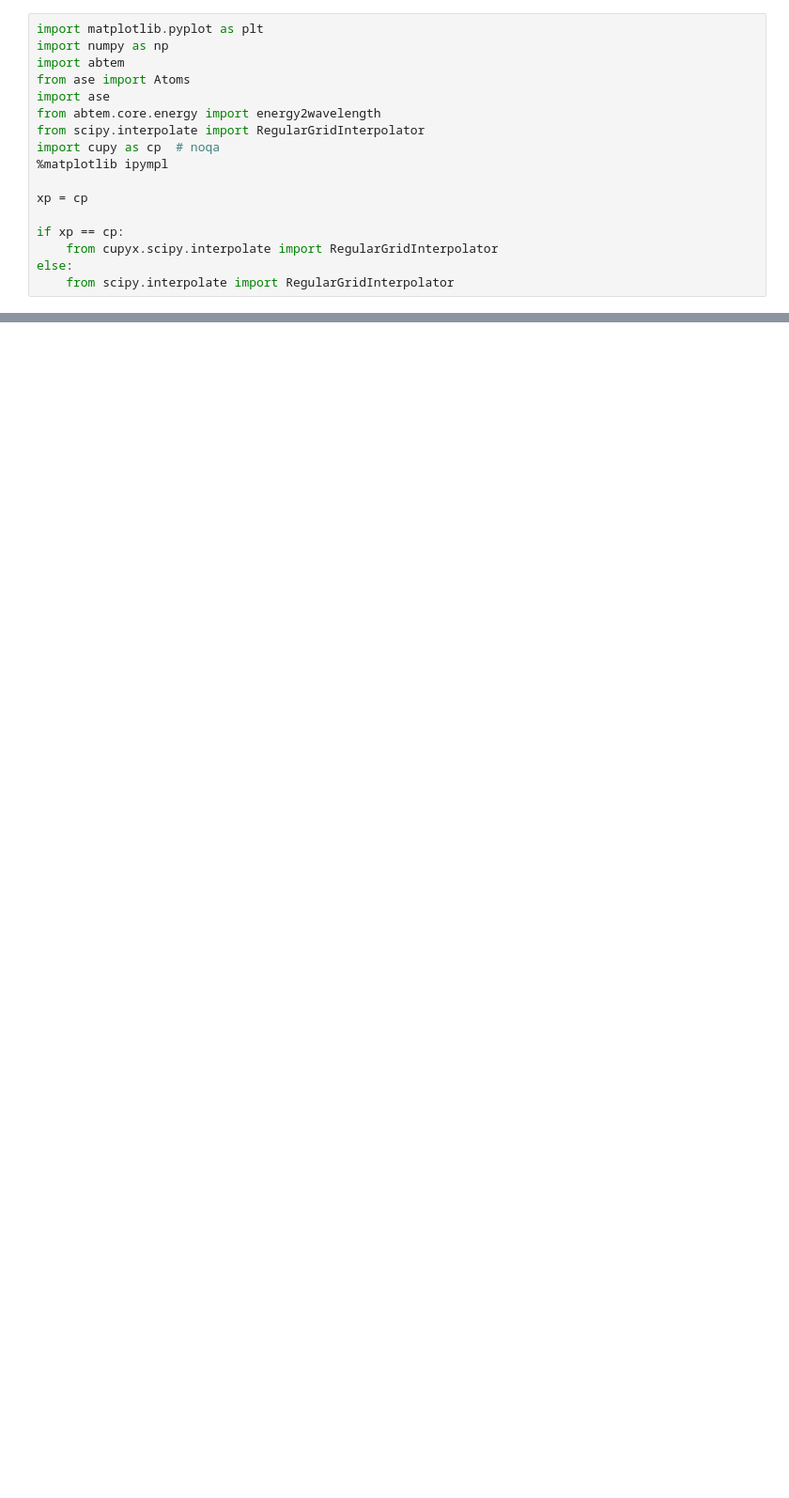
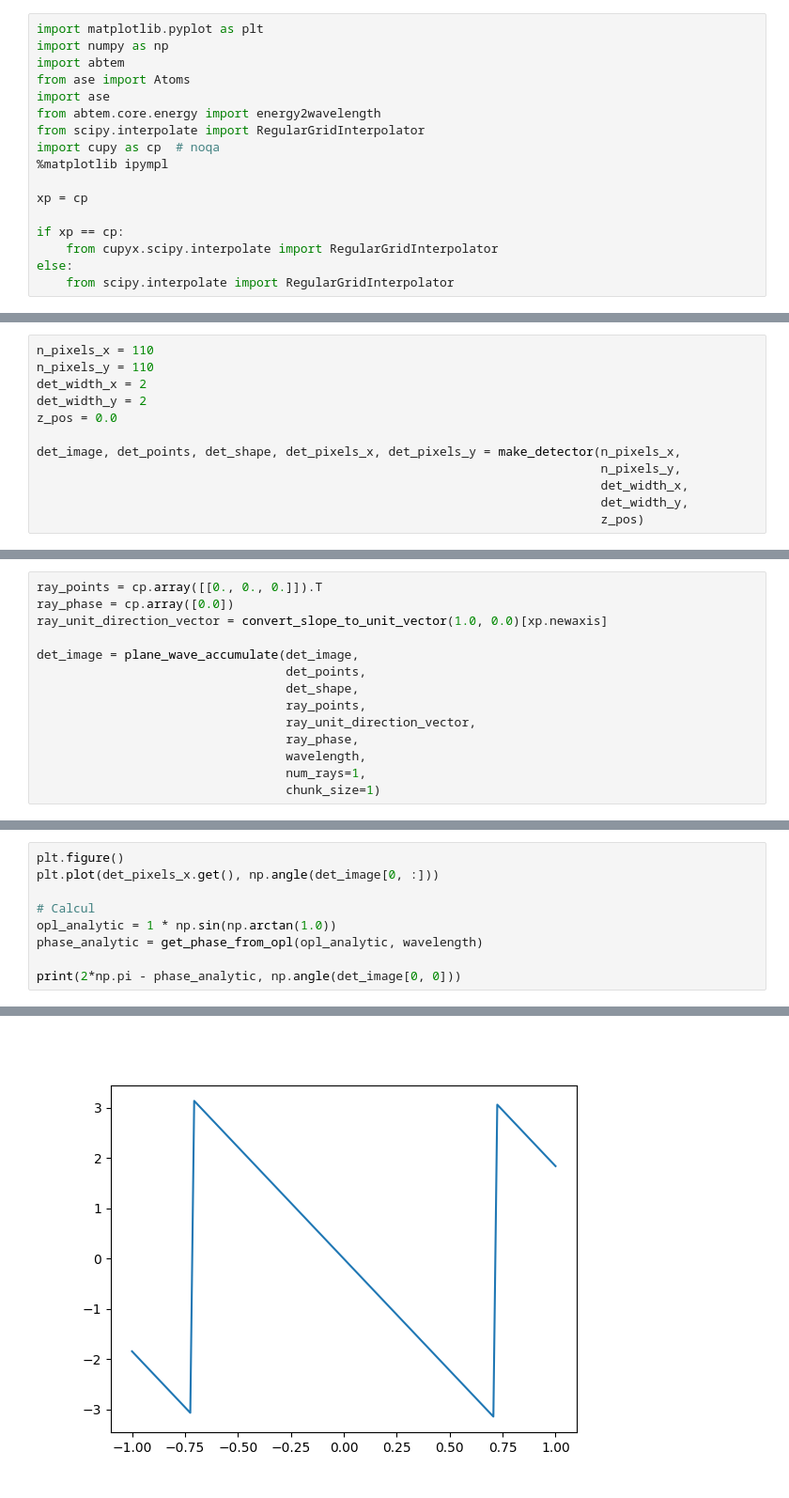
Before and after one commit to DavidLanders95/MonteCarloMS, a Jupyter notebook: eikonal.ipynb, the cells around one changed output, grey strips where cells are left out. Shown at 94% size. Drawn from its saved outputs; the diff is of its cells as text; blank space fills up the shorter version.

Commit message:
Test for plane wave accumulation passes

```diff
--- a/eikonal.ipynb
+++ b/eikonal.ipynb
@@ -391,0 +296,12 @@ plt.show()
+# %%
+n_pixels_x = 110
+n_pixels_y = 110
+det_width_x = 2
+det_width_y = 2
+z_pos = 0.0
+
+det_image, det_points, det_shape, det_pixels_x, det_pixels_y = make_detector(n_pixels_x,
+                                                                             n_pixels_y,
+                                                                             det_width_x,
+                                                                             det_width_y,
+                                                                             z_pos)
@@ -391,0 +310,14 @@ plt.show()
+# %%
+ray_points = cp.array([[0., 0., 0.]]).T
+ray_phase = cp.array([0.0])
+ray_unit_direction_vector = convert_slope_to_unit_vector(1.0, 0.0)[xp.newaxis]
+
+det_image = plane_wave_accumulate(det_image,
+                                  det_points,
+                                  det_shape,
+                                  ray_points,
+                                  ray_unit_direction_vector,
+                                  ray_phase,
+                                  wavelength,
+                                  num_rays=1,
+                                  chunk_size=1)
@@ -391,0 +326,10 @@ plt.show()
+# %%
+plt.figure()
+plt.plot(det_pixels_x.get(), np.angle(det_image[0, :]))
+
+# Calcul
+opl_analytic = 1 * np.sin(np.arctan(1.0))
+phase_analytic = get_phase_from_opl(opl_analytic, wavelength)
+
+print(2*np.pi - phase_analytic, np.angle(det_image[0, 0]))
+# %% [output]
@@ -391,0 +337 @@ plt.show()
+[figure, added]
```
Also changed, not shown: parts of 38 cells of this notebook.
